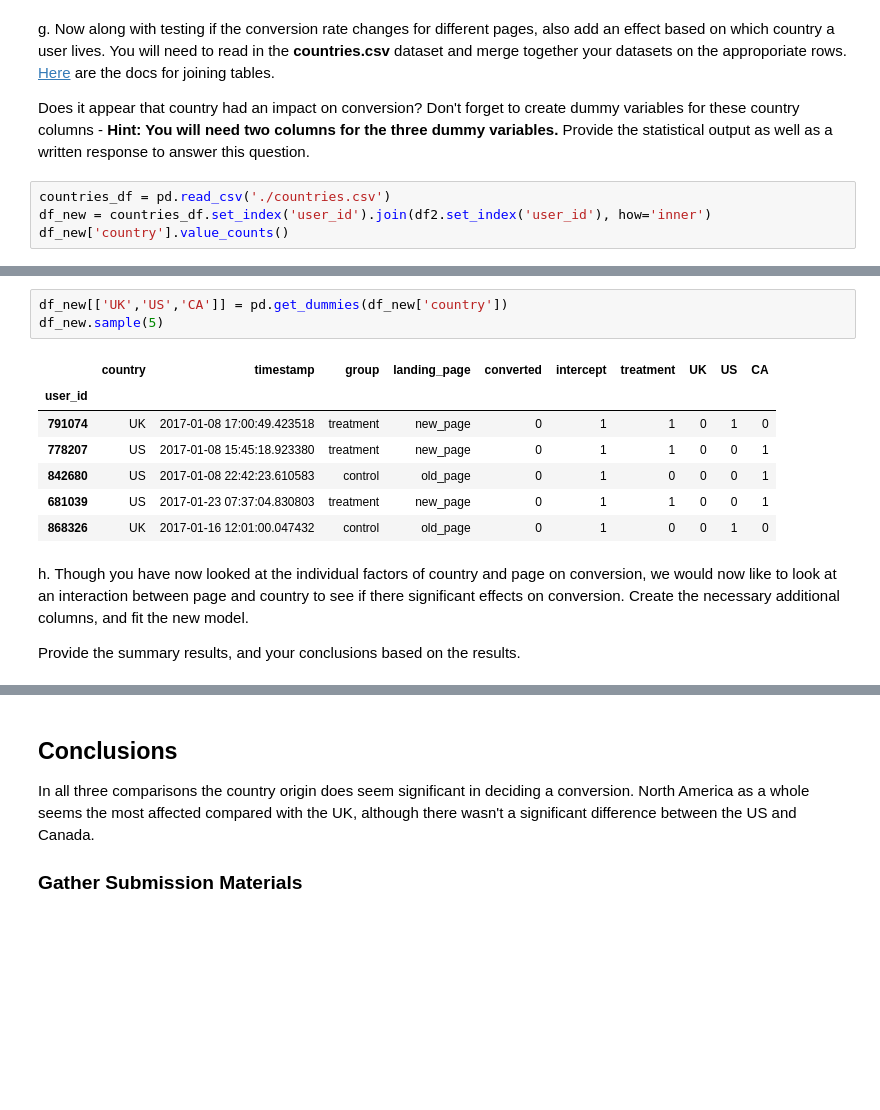
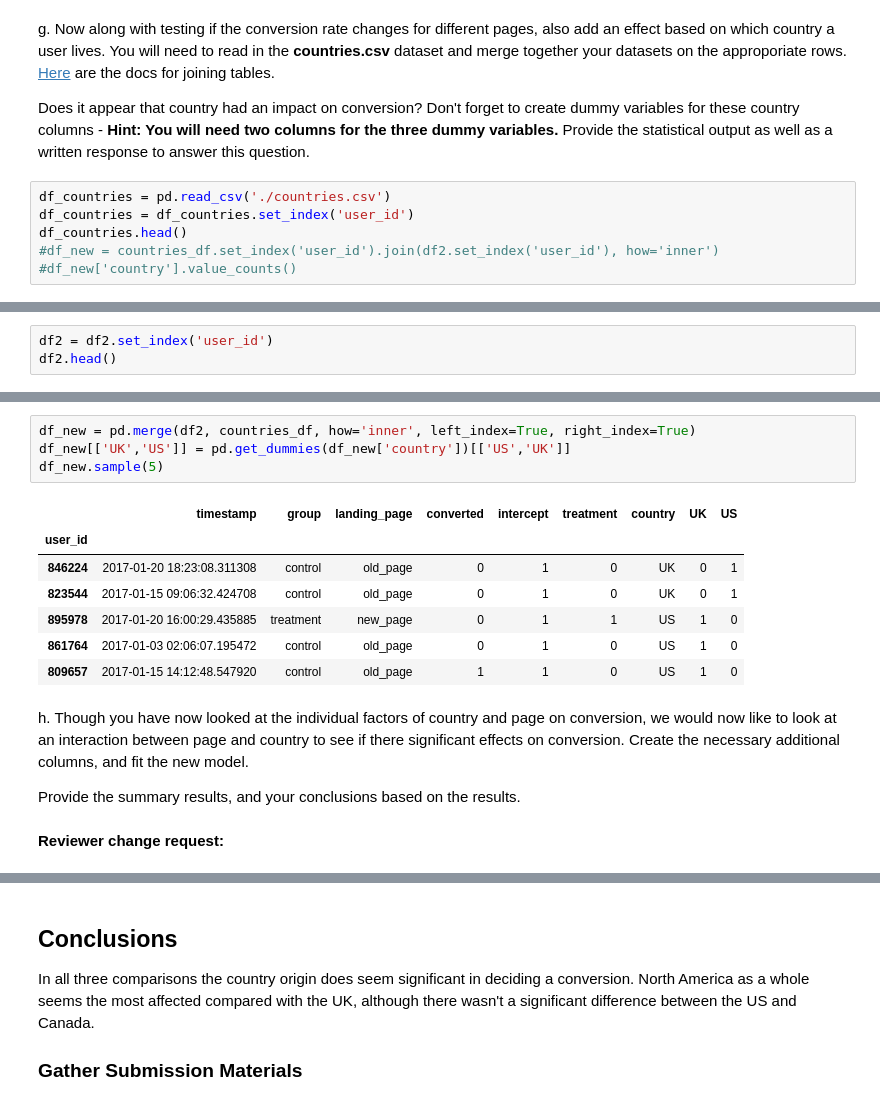
Before and after one commit to 55thSwiss/Udacity_DAND, a Jupyter notebook: Part 4/Analyze_ab_test_results_notebook.ipynb, the cells around one changed output, grey strips where cells are left out. Saved outputs shown, nothing was run; the diff lists cells and outputs as text; blank space fills up the shorter version.

```diff
--- a/Part 4/Analyze_ab_test_results_notebook.ipynb
+++ b/Part 4/Analyze_ab_test_results_notebook.ipynb
@@ -402,7 +411,9 @@ g. Now along with testing if the conversion rate changes for different pages, al
 
 Does it appear that country had an impact on conversion?  Don't forget to create dummy variables for these country columns - **Hint: You will need two columns for the three dummy variables.** Provide the statistical output as well as a written response to answer this question.
 # %%
-countries_df = pd.read_csv('./countries.csv')
-df_new = countries_df.set_index('user_id').join(df2.set_index('user_id'), how='inner')
-df_new['country'].value_counts()
+df_countries = pd.read_csv('./countries.csv')
+df_countries = df_countries.set_index('user_id')
+df_countries.head()
+#df_new = countries_df.set_index('user_id').join(df2.set_index('user_id'), how='inner')
+#df_new['country'].value_counts()
 # %% [output]
@@ -412,0 +427,3 @@ Name: country, dtype: int64
+# %%
+df2 = df2.set_index('user_id')
+df2.head()
@@ -413,15 +438,18 @@ Name: country, dtype: int64
 # %%
-df_new[['UK','US','CA']] = pd.get_dummies(df_new['country'])
+df_new = pd.merge(df2, countries_df, how='inner', left_index=True, right_index=True)
+df_new[['UK','US']] = pd.get_dummies(df_new['country'])[['US','UK']]
 df_new.sample(5)
 # %% [output]
-|  | country | timestamp | group | landing_page | converted | intercept | treatment | UK | US | CA |
-| user_id |  |  |  |  |  |  |  |  |  |  |
-| 791074 | UK | 2017-01-08 17:00:49.423518 | treatment | new_page | 0 | 1 | 1 | 0 | 1 | 0 |
-| 778207 | US | 2017-01-08 15:45:18.923380 | treatment | new_page | 0 | 1 | 1 | 0 | 0 | 1 |
-| 842680 | US | 2017-01-08 22:42:23.610583 | control | old_page | 0 | 1 | 0 | 0 | 0 | 1 |
-| 681039 | US | 2017-01-23 07:37:04.830803 | treatment | new_page | 0 | 1 | 1 | 0 | 0 | 1 |
-| 868326 | UK | 2017-01-16 12:01:00.047432 | control | old_page | 0 | 1 | 0 | 0 | 1 | 0 |
+|  | timestamp | group | landing_page | converted | intercept | treatment | country | UK | US |
+| user_id |  |  |  |  |  |  |  |  |  |
+| 846224 | 2017-01-20 18:23:08.311308 | control | old_page | 0 | 1 | 0 | UK | 0 | 1 |
+| 823544 | 2017-01-15 09:06:32.424708 | control | old_page | 0 | 1 | 0 | UK | 0 | 1 |
+| 895978 | 2017-01-20 16:00:29.435885 | treatment | new_page | 0 | 1 | 1 | US | 1 | 0 |
+| 861764 | 2017-01-03 02:06:07.195472 | control | old_page | 0 | 1 | 0 | US | 1 | 0 |
+| 809657 | 2017-01-15 14:12:48.547920 | control | old_page | 1 | 1 | 0 | US | 1 | 0 |
 # %% [markdown]
 h. Though you have now looked at the individual factors of country and page on conversion, we would now like to look at an interaction between page and country to see if there significant effects on conversion.  Create the necessary additional columns, and fit the new model.
 
 Provide the summary results, and your conclusions based on the results.
+# %% [markdown]
+**Reviewer change request:**
```
Also changed, not shown: parts of 16 cells of this notebook, 1 other file.
